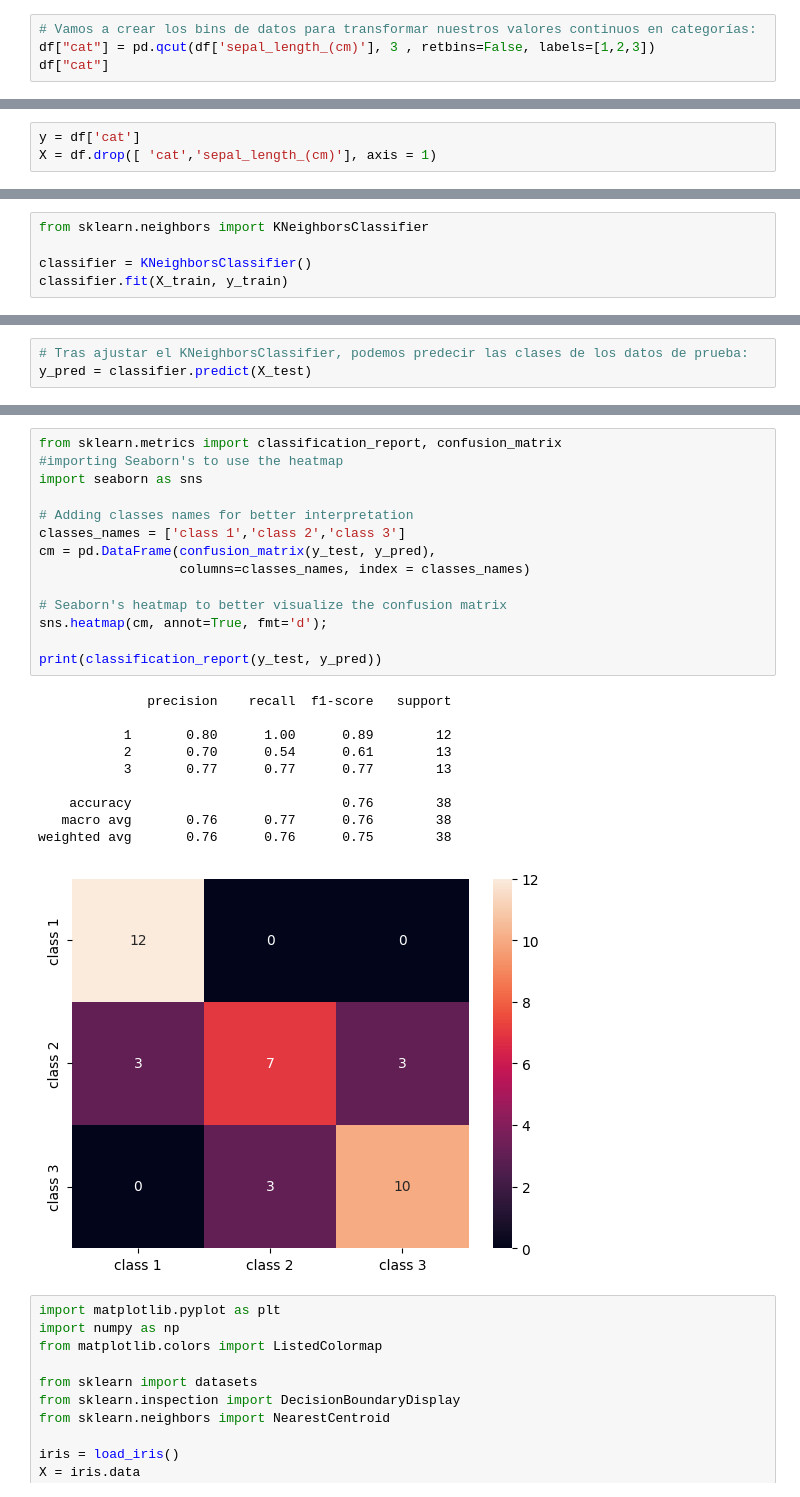
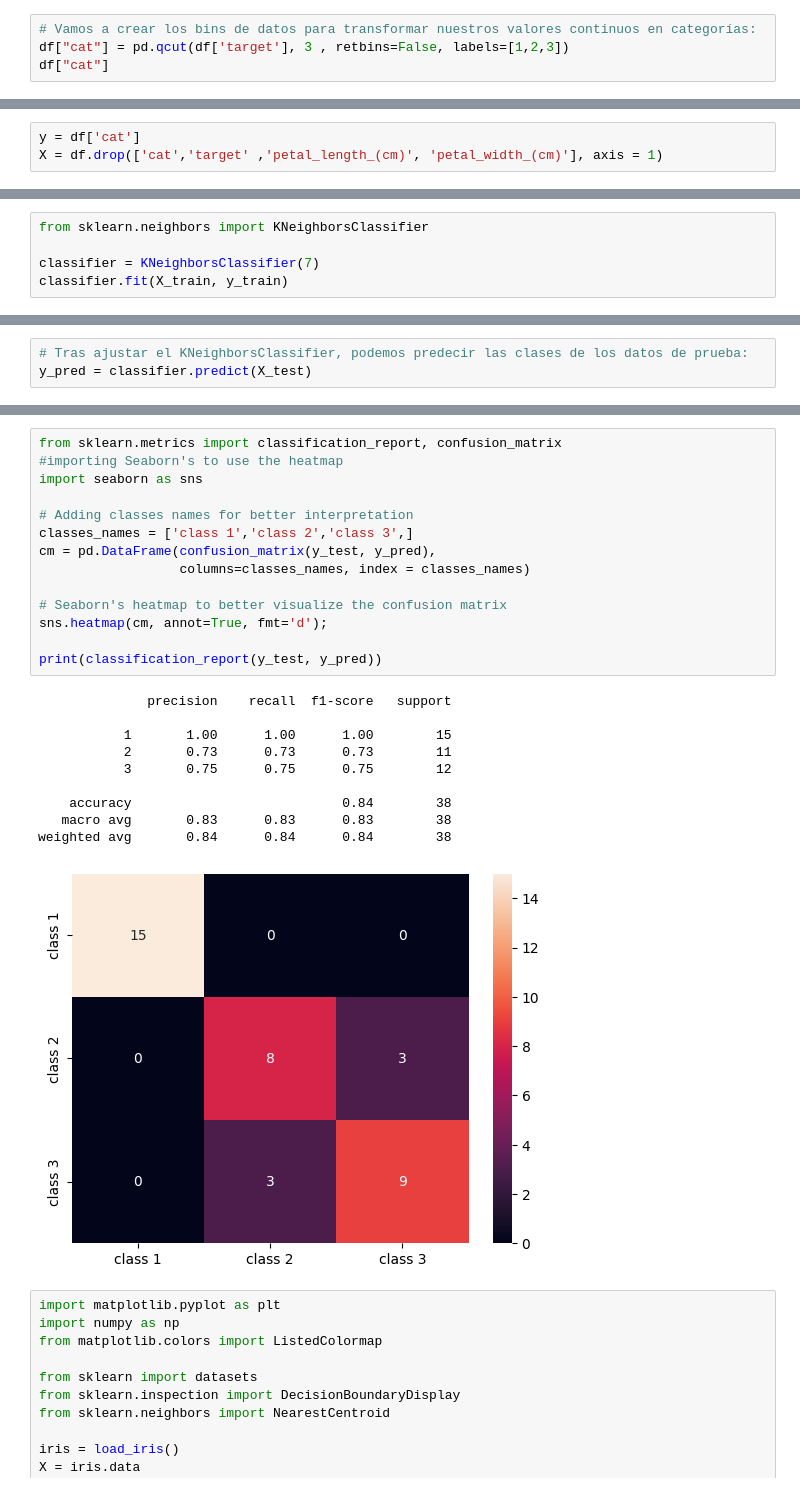
Before and after one commit to pau1ag/caso4, a Jupyter notebook: caso4.ipynb, the cells around one changed output, grey strips where cells are left out. Saved outputs shown, nothing was run; the diff lists cells and outputs as text.

```diff
--- a/caso4.ipynb
+++ b/caso4.ipynb
@@ -43,7 +43,7 @@ Index(['sepal_length_(cm)', 'sepal_width_(cm)', 'petal_length_(cm)',
       dtype='object')
 # %%
 # Vamos a crear los bins de datos para transformar nuestros valores continuos en categorías:
-df["cat"] = pd.qcut(df['sepal_length_(cm)'], 3 , retbins=False, labels=[1,2,3])
+df["cat"] = pd.qcut(df['target'], 3 , retbins=False, labels=[1,2,3])
 df["cat"]
 # %% [output]
 0      1
@@ -61,7 +61,7 @@ Name: cat, Length: 150, dtype: category
 Categories (3, int64): [1 < 2 < 3]
 # %%
 y = df['cat']
-X = df.drop([ 'cat','sepal_length_(cm)'], axis = 1)
+X = df.drop(['cat','target' ,'petal_length_(cm)', 'petal_width_(cm)'], axis = 1)
 # %%
 from sklearn.model_selection import train_test_split
 
@@ -99,6 +99,6 @@ array([[ 1.2864604 , -1.39338902, -1.3621769 , -1.2725257 ],
 # %%
 from sklearn.neighbors import KNeighborsClassifier
 
-classifier = KNeighborsClassifier()
+classifier = KNeighborsClassifier(7)
 classifier.fit(X_train, y_train)
 # %% [output]
@@ -114,28 +114,28 @@ print(acc) # 0.6191860465116279
 # %%
 from sklearn.metrics import classification_report, confusion_matrix
 #importing Seaborn's to use the heatmap
 import seaborn as sns
 
 # Adding classes names for better interpretation
-classes_names = ['class 1','class 2','class 3']
+classes_names = ['class 1','class 2','class 3',]
 cm = pd.DataFrame(confusion_matrix(y_test, y_pred),
                   columns=classes_names, index = classes_names)
 
 # Seaborn's heatmap to better visualize the confusion matrix
 sns.heatmap(cm, annot=True, fmt='d');
 
 print(classification_report(y_test, y_pred))
 # %% [output]
               precision    recall  f1-score   support
 
-           1       0.80      1.00      0.89        12
-           2       0.70      0.54      0.61        13
-           3       0.77      0.77      0.77        13
+           1       1.00      1.00      1.00        15
+           2       0.73      0.73      0.73        11
+           3       0.75      0.75      0.75        12
 
-    accuracy                           0.76        38
-   macro avg       0.76      0.77      0.76        38
-weighted avg       0.76      0.76      0.75        38
+    accuracy                           0.84        38
+   macro avg       0.83      0.83      0.83        38
+weighted avg       0.84      0.84      0.84        38
-[figure, old version]
+[figure, new version]
 # %%
 import matplotlib.pyplot as plt
 import numpy as np
```
Also changed, not shown: parts of 14 cells of this notebook, 3 other files.
